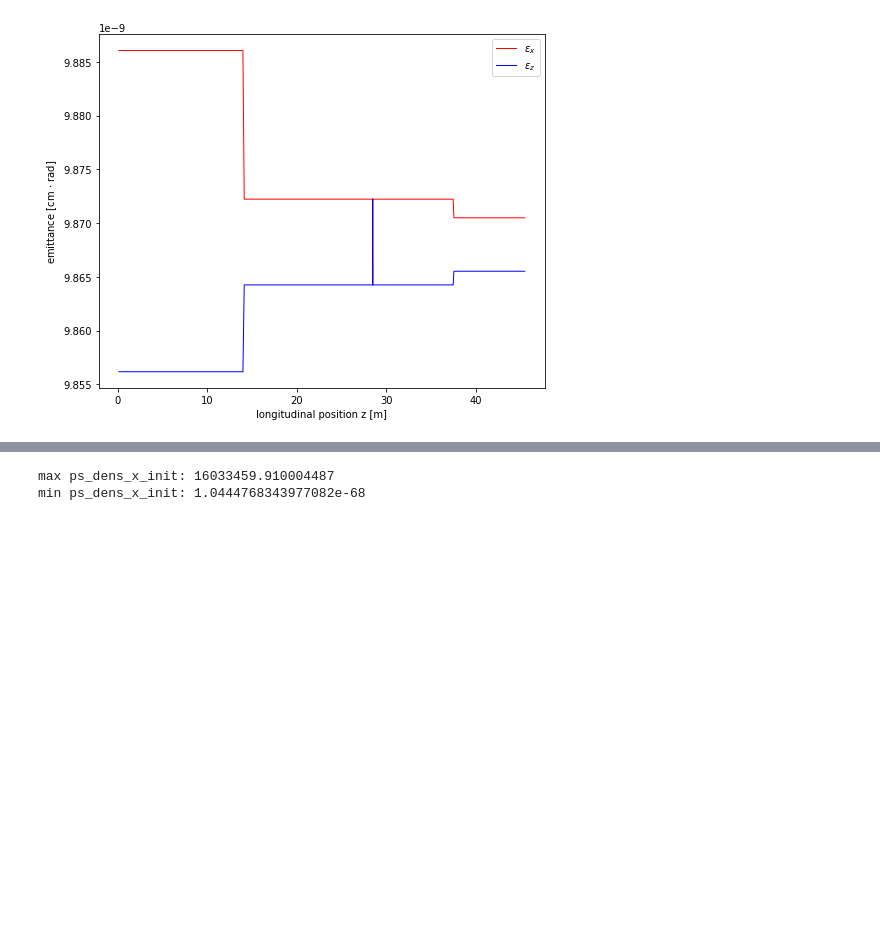
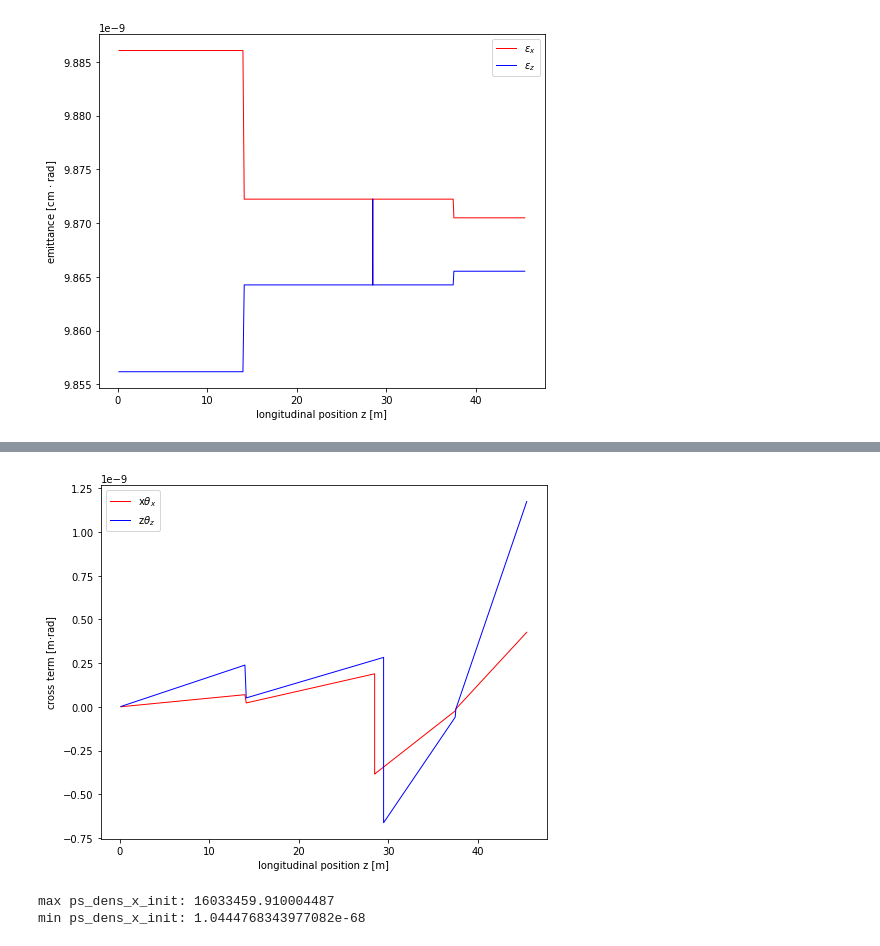
Before and after one commit to radiasoft/rslight, a Jupyter notebook: shadow/kb_double_aperture01.ipynb, the cells around one changed output, grey strips where cells are left out. Cells and saved outputs as stored; diff of their text form; code cells hidden in the pictures; blank space fills up the shorter version.

```diff
--- a/shadow/kb_double_aperture01.ipynb
+++ b/shadow/kb_double_aperture01.ipynb
@@ -849,3 +945,16 @@ fig.show()
+# %%
+fig = plt.figure(figsize=(8,6.5))
+ax = fig.gca()
+ax.plot(stats.s, stats.sigxdix,'r-', lw = 1, label = r'x$\theta_x$')
+ax.plot(stats.s, stats.sigzdiz,'b-', lw = 1, label = r'z$\theta_z$')
+ax.set_xlabel(r'longitudinal position z [m]')
+ax.set_ylabel(r'cross term [m$\cdot$rad]')
+ax.legend()
+# plt.xlim(0, 38)
+# plt.ylim(0, 0.0012)
+fig.show()
+# %% [output]
+[figure, added]
 # %%
 print('max ps_dens_x_init: %s' %(numpy.max(ps_dens_x_init)))
 print('min ps_dens_x_init: %s' %(numpy.min(ps_dens_x_init)))
```
Also changed, not shown: parts of 7 cells of this notebook.
